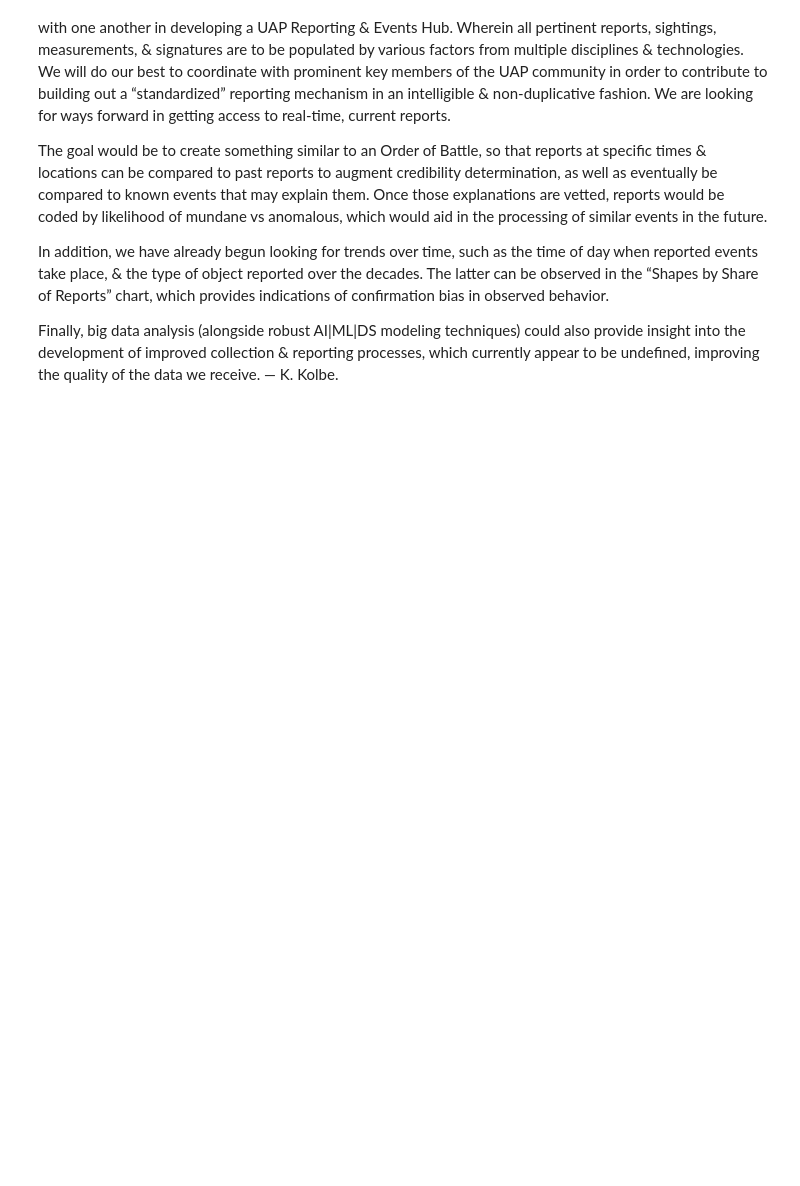
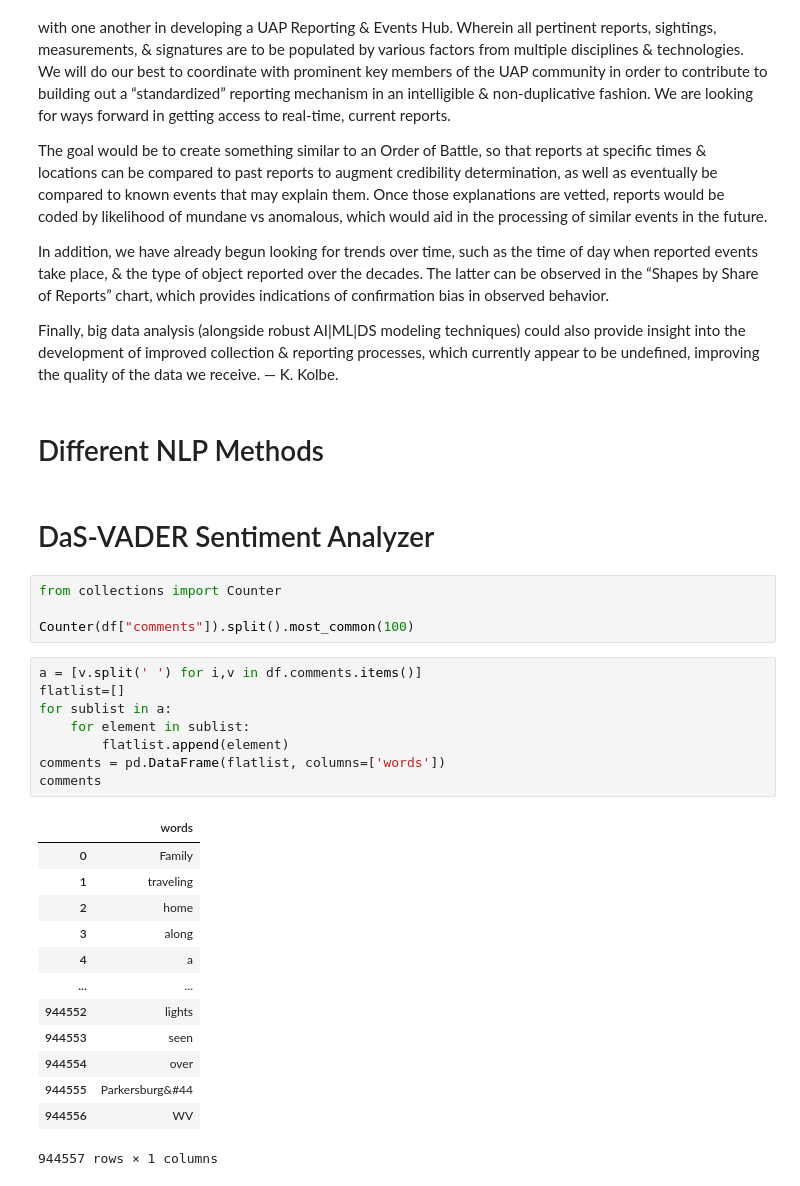
Before and after one commit to DaScient/UACP, a Jupyter notebook: uacp-defining-powellscore-veracity-variables.ipynb, the cells around one changed output. Cells and saved outputs as stored; diff of their text form; blank space fills up the shorter version.

```diff
--- a/uacp-defining-powellscore-veracity-variables.ipynb
+++ b/uacp-defining-powellscore-veracity-variables.ipynb
@@ -297,3 +314,33 @@ The goal would be to create something similar to an Order of Battle, so that rep
 In addition, we have already begun looking for trends over time, such as the time of day when reported events take place, & the type of object reported over the decades. The latter can be observed in the “Shapes by Share of Reports” chart, which provides indications of confirmation bias in observed behavior.
 
 Finally, big data analysis (alongside robust AI|ML|DS modeling techniques) could also provide insight into the development of improved collection & reporting processes, which currently appear to be undefined, improving the quality of the data we receive. — K. Kolbe.
+# %% [markdown]
+# Different NLP Methods
+# %% [markdown]
+# DaS-VADER Sentiment Analyzer
+# %%
+from collections import Counter
+
+Counter(df["comments"]).split().most_common(100)
+# %%
+a = [v.split(' ') for i,v in df.comments.items()]
+flatlist=[]
+for sublist in a:
+    for element in sublist:
+        flatlist.append(element)
+comments = pd.DataFrame(flatlist, columns=['words'])
+comments
+# %% [output]
+|  | words |
+| 0 | Family |
+| 1 | traveling |
+| 2 | home |
+| 3 | along |
+| 4 | a |
+| ... | ... |
+| 944552 | lights |
+| 944553 | seen |
+| 944554 | over |
+| 944555 | Parkersburg&#44 |
+| 944556 | WV |
+944557 rows × 1 columns
```
Also changed, not shown: parts of 9 cells of this notebook.
